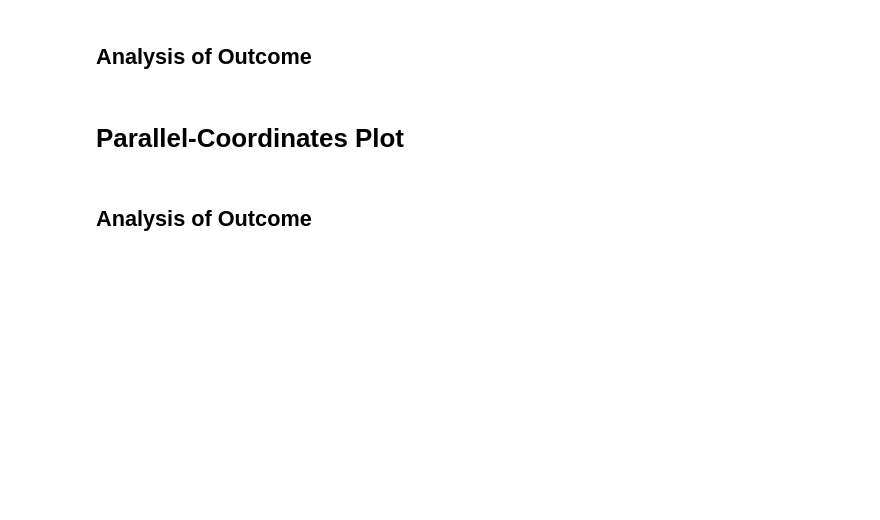
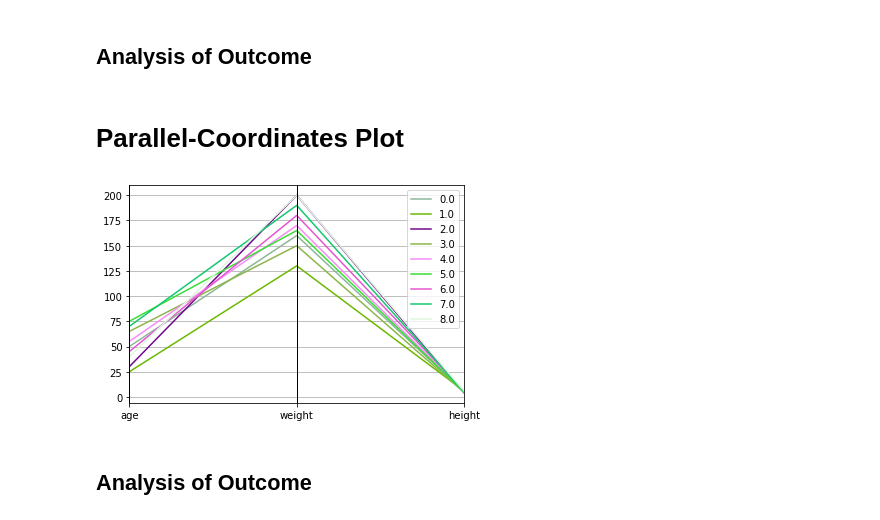
Before and after one commit to apmire3/CMPS451, a Jupyter notebook: C2/C2.ipynb, the cells around one changed output. Drawn from its saved outputs; the diff is of its cells as text; code cells hidden in the pictures; blank space fills up the shorter version.

```diff
--- a/C2/C2.ipynb
+++ b/C2/C2.ipynb
@@ -58,5 +90,16 @@ plt.close()
 ## Analysis of Outcome
 # %% [markdown]
 # Parallel-Coordinates Plot
+# %%
+#Create Data frame using given data
+df = pd.DataFrame(np.array([[0, 50, 160, 5], [1, 25, 130, 6], [2,30, 200, 4],
+                            [3,65, 150, 4.5], [4,55, 170, 5.2], [5, 75, 165, 4.8],
+                            [6, 45, 180, 5.8], [7, 70, 190, 4.8], [8, 40, 200, 5.8]]),
+                   columns=['index', 'age', 'weight', 'height'])
+
+parallel_coordinates(df, 'index')
+plt.show()
+# %% [output]
+[figure, added]
 # %% [markdown]
 ## Analysis of Outcome
```
Also changed, not shown: parts of 6 cells of this notebook.
